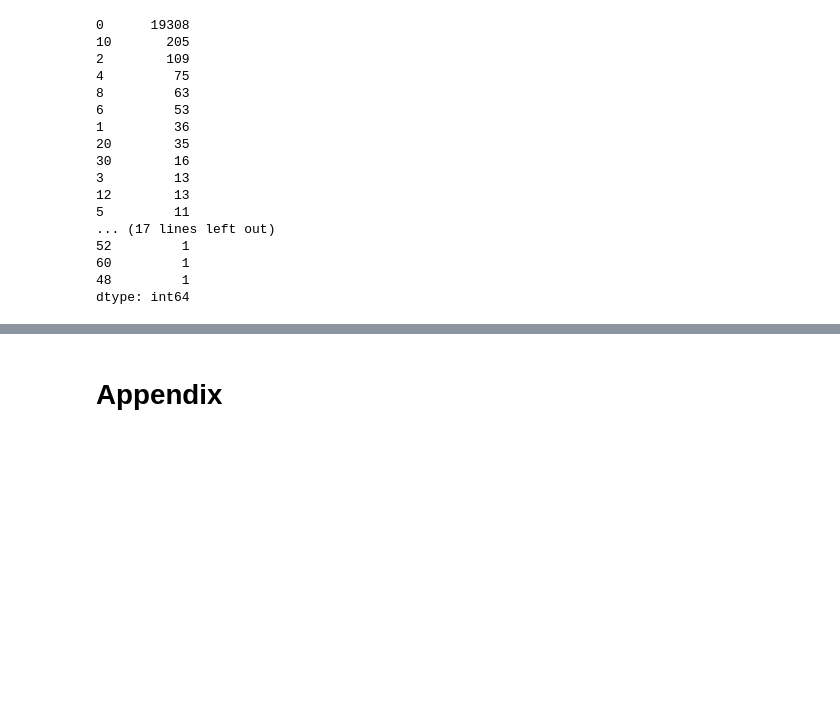
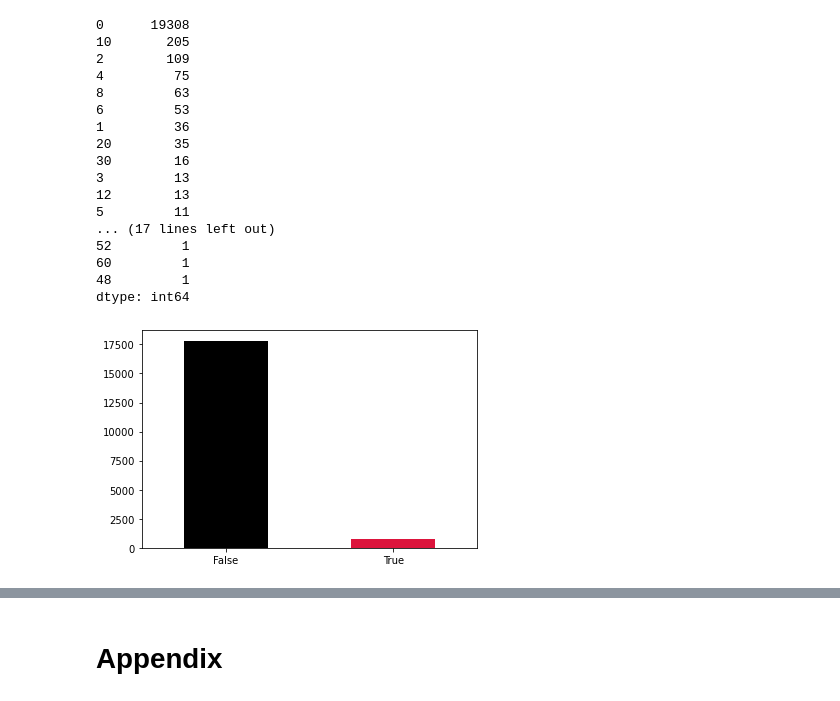
Before and after one commit to MekdiYilma/HumanitarianCrisisPrediction, a Jupyter notebook: notebooks/EDA_crisis_prediction.ipynb, the cells around one changed output, grey strips where cells are left out. Drawn from its saved outputs; the diff is of its cells as text; code cells hidden in the pictures; blank space fills up the shorter version.

```diff
--- a/notebooks/EDA_crisis_prediction.ipynb
+++ b/notebooks/EDA_crisis_prediction.ipynb
@@ -236,3 +258,10 @@ yemen_df_new = yemen_df_new.sort_index(axis = 0)
+# %%
+prob  = yemen_df0[yemen_df0.index > '2001-01-01'].IsHumanitarianCrisis.value_counts()
+prob.plot(kind='bar', color=['black', '#DC143C'])
+plt.xticks(rotation=0)
+plt.show()
+# %% [output]
+[figure, added]
 # %%
 fig, ax = plt.subplots(len(Num_features), figsize=(14, 10), tight_layout=True)
 
```
Also changed, not shown: parts of 12 cells of this notebook, 1 other file.
